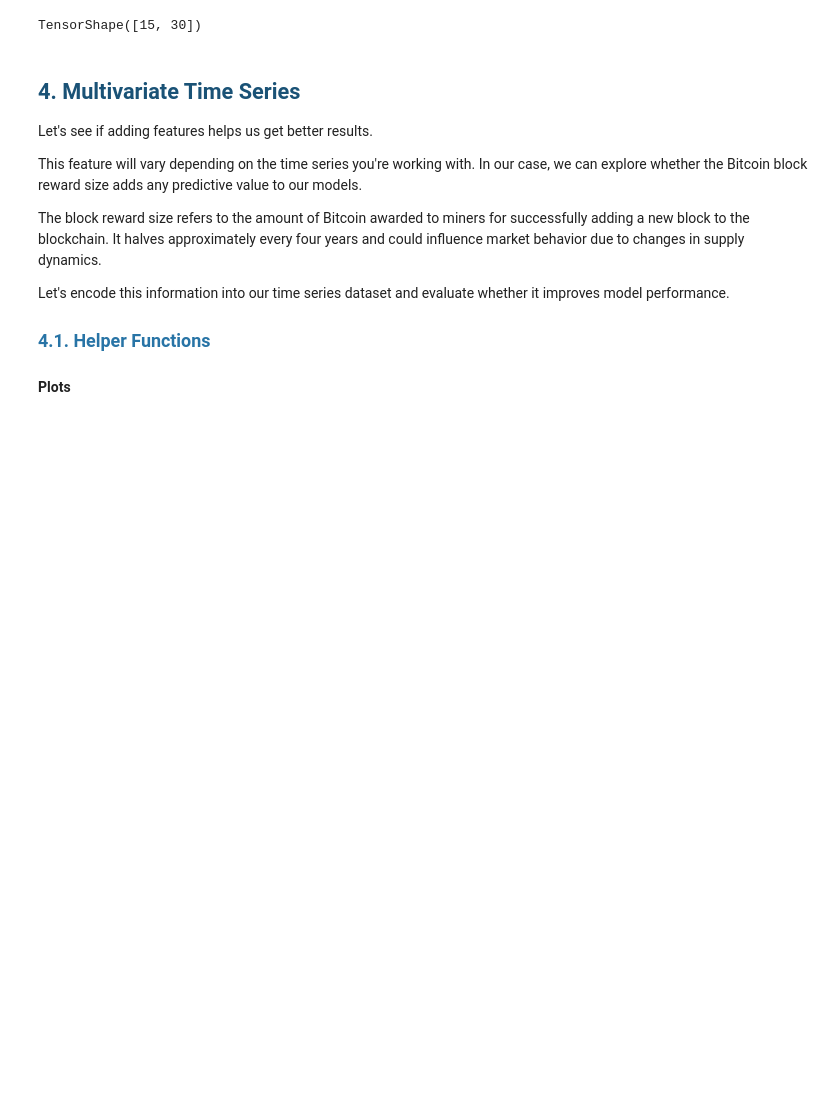
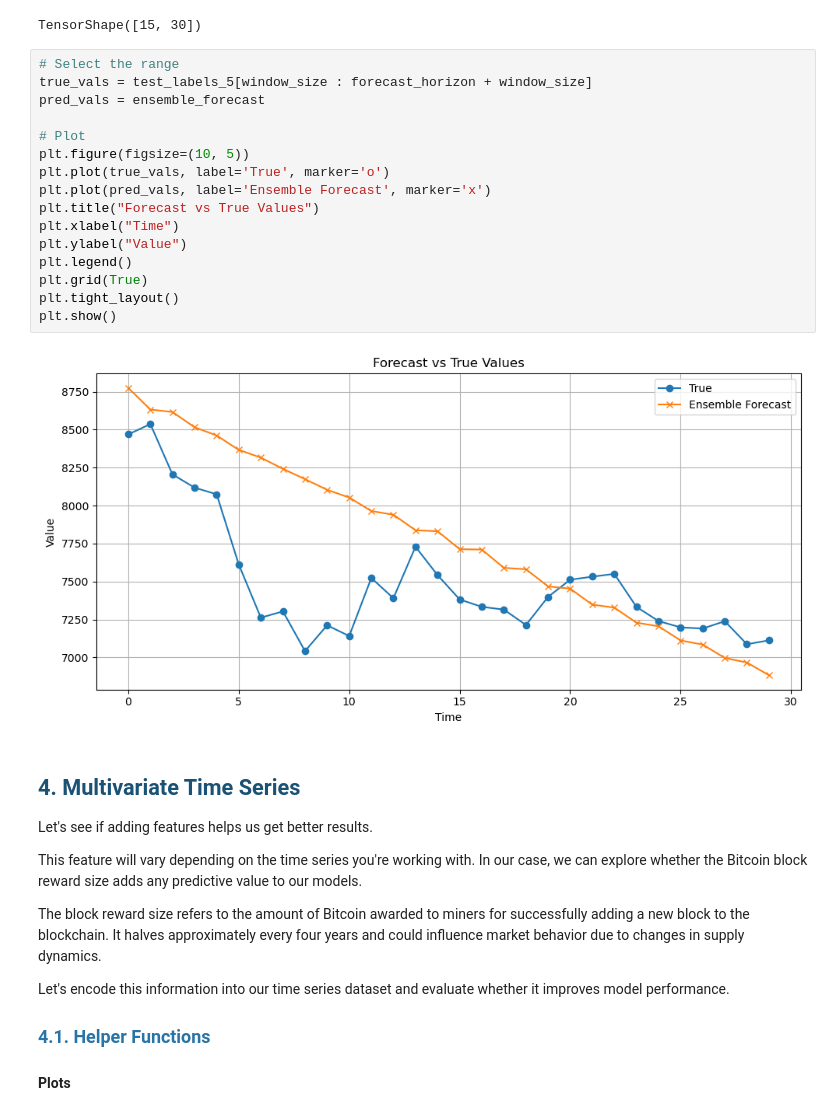
Before and after one commit to MNGARCIA085/Time-Series-with-Deep-Leaning, a Jupyter notebook: Bitcoin Price Prediction/Bitcoin Price Prediction.ipynb, the cells around one changed output. Drawn from its saved outputs; the diff is of its cells as text; blank space fills up the shorter version.

```diff
--- a/Bitcoin Price Prediction/Bitcoin Price Prediction.ipynb
+++ b/Bitcoin Price Prediction/Bitcoin Price Prediction.ipynb
@@ -1195,6 +1195,24 @@ ensemble_results
 model_5_preds.shape # 30 preds for each of the 15 models
 # %% [output]
 TensorShape([15, 30])
+# %%
+# Select the range
+true_vals = test_labels_5[window_size : forecast_horizon + window_size]
+pred_vals = ensemble_forecast
+
+# Plot
+plt.figure(figsize=(10, 5))
+plt.plot(true_vals, label='True', marker='o')
+plt.plot(pred_vals, label='Ensemble Forecast', marker='x')
+plt.title("Forecast vs True Values")
+plt.xlabel("Time")
+plt.ylabel("Value")
+plt.legend()
+plt.grid(True)
+plt.tight_layout()
+plt.show()
+# %% [output]
+[figure, added]
 # %% [markdown]
 <a name="4"></a>
 ## <font color='#1a5276'> <b> 4. Multivariate Time Series </font> </b>
```
Also changed, not shown: parts of 8 cells of this notebook.
